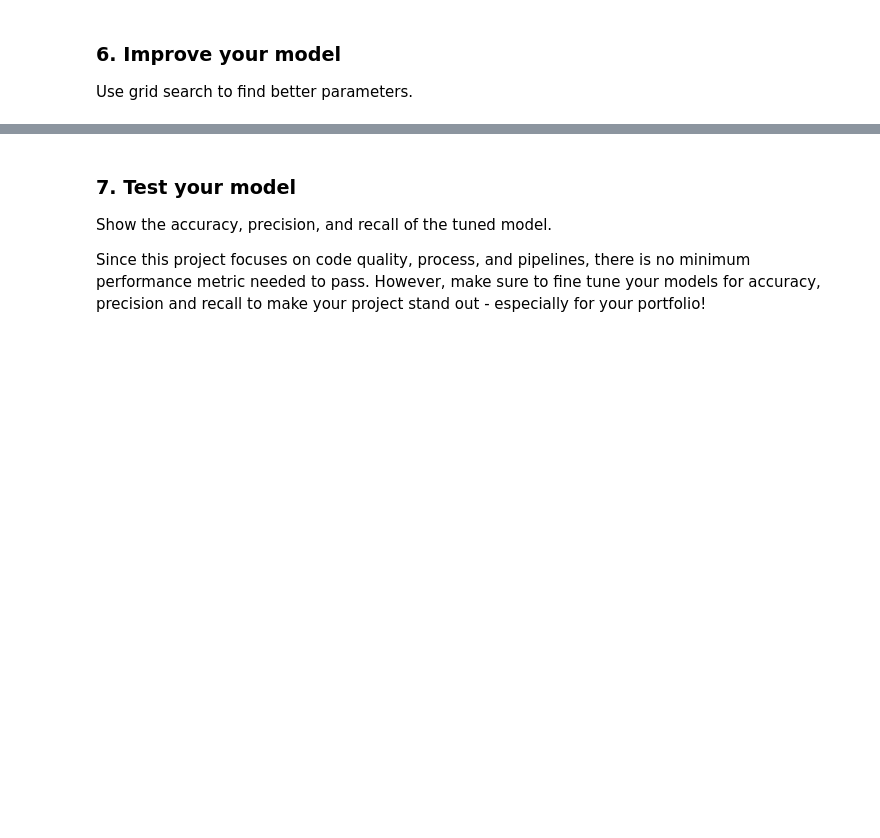
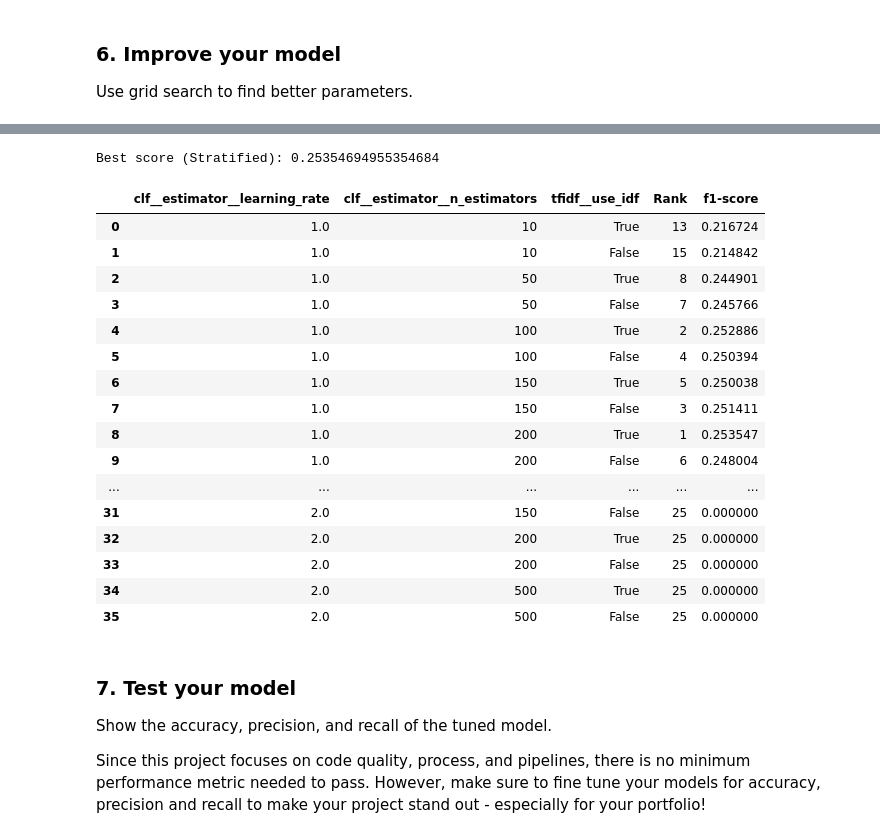
Before and after one commit to mtyszler/Disaster-Response-Project, a Jupyter notebook: exploratory notebooks/ML Pipeline Preparation.ipynb, the cells around one changed output, grey strips where cells are left out. Drawn from its saved outputs; the diff is of its cells as text; code cells hidden in the pictures; blank space fills up the shorter version.

Commit message:
Update ML notebook with different models and pipelines

```diff
--- a/exploratory notebooks/ML Pipeline Preparation.ipynb
+++ b/exploratory notebooks/ML Pipeline Preparation.ipynb
@@ -185,0 +223,22 @@ Pipeline(steps=[('vect',
+# %%
+def average_f1(Y_real, Y_pred, avg = 'macro'):
+    '''
+    Computes average f1-score across all categories:
+
+    inputs:
+    Y_real: correct classifications
+    Y_pred: predicted classifications
+    avg: Default == 'macro'. See f1_score doc for other options
+
+    Return:
+    accuracy
+    '''
+
+    f1 = []
+
+    # iterate
+    for i, category in enumerate(Y_real):
+        f1.append(f1_score(Y_test[category], Y_pred[:, i], average = avg))
+
+
+    return np.mean(f1)
@@ -331,0 +462,16 @@ cv =
+# %%
+# parameters to tune
+parameters = {
+    'tfidf__use_idf':[True, False],
+    'clf__estimator__n_estimators':[10, 50, 100, 150, 200, 500],
+    'clf__estimator__learning_rate':[1.0,1.5,2.0]
+}
+
+# scorer using the average_f1
+scorer = make_scorer(average_f1)
+
+# Grid Search object
+cv = GridSearchCV(pipeline, param_grid=parameters, scoring = scorer, verbose = 2, n_jobs = -1)
+# %%
+# fit the gridsearch object:
+cv.fit(X_train, Y_train)
@@ -332,3 +510,29 @@ cv =
+# %%
+print("Best score (Stratified):", cv.best_score_)
+pd.concat([pd.DataFrame(cv.cv_results_["params"]),
+           pd.DataFrame(cv.cv_results_["rank_test_score"],
+                        columns=["Rank"]),
+           pd.DataFrame(cv.cv_results_["mean_test_score"],
+                        columns=["f1-score"])],axis=1)
+# %% [output]
+Best score (Stratified): 0.25354694955354684
+|  | clf__estimator__learning_rate | clf__estimator__n_estimators | tfidf__use_idf | Rank | f1-score |
+| 0 | 1.0 | 10 | True | 13 | 0.216724 |
+| 1 | 1.0 | 10 | False | 15 | 0.214842 |
+| 2 | 1.0 | 50 | True | 8 | 0.244901 |
+| 3 | 1.0 | 50 | False | 7 | 0.245766 |
+| 4 | 1.0 | 100 | True | 2 | 0.252886 |
+| 5 | 1.0 | 100 | False | 4 | 0.250394 |
+| 6 | 1.0 | 150 | True | 5 | 0.250038 |
+| 7 | 1.0 | 150 | False | 3 | 0.251411 |
+| 8 | 1.0 | 200 | True | 1 | 0.253547 |
+| 9 | 1.0 | 200 | False | 6 | 0.248004 |
+| ... | ... | ... | ... | ... | ... |
+| 31 | 2.0 | 150 | False | 25 | 0.000000 |
+| 32 | 2.0 | 200 | True | 25 | 0.000000 |
+| 33 | 2.0 | 200 | False | 25 | 0.000000 |
+| 34 | 2.0 | 500 | True | 25 | 0.000000 |
+| 35 | 2.0 | 500 | False | 25 | 0.000000 |
 # %% [markdown]
 ### 7. Test your model
 Show the accuracy, precision, and recall of the tuned model.
```
Also changed, not shown: parts of 43 cells of this notebook.
